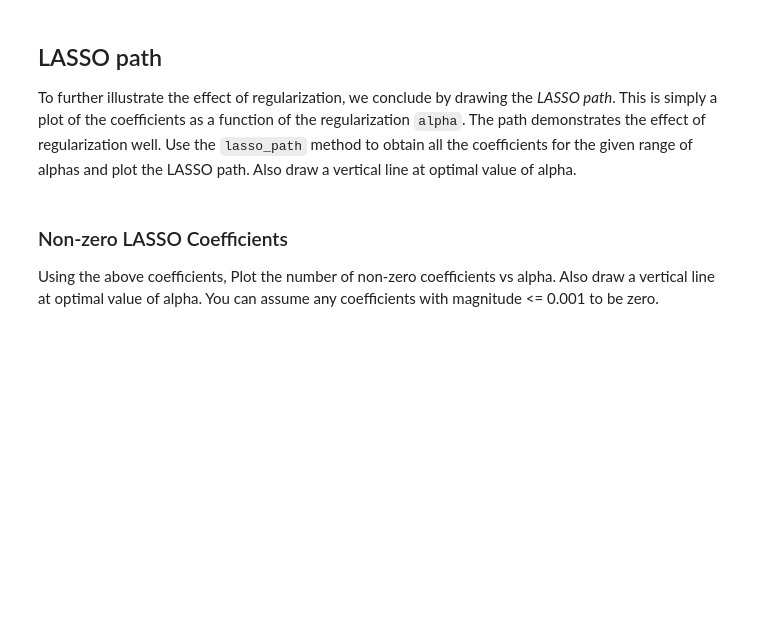
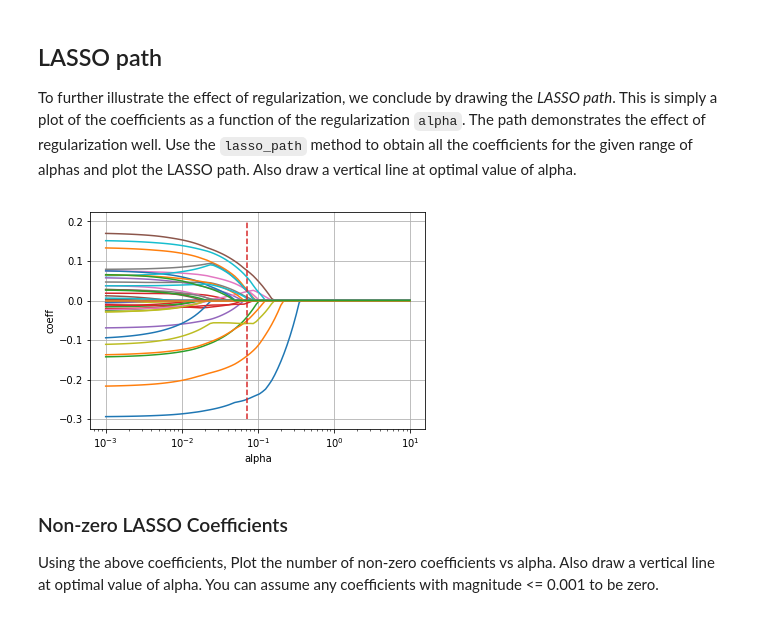
Before and after one commit to scwsdhr/9123_introml, a Jupyter notebook: 04/lab03b_student-performance_LASSO.ipynb, the cells around one changed output. Drawn from its saved outputs; the diff is of its cells as text; code cells hidden in the pictures; blank space fills up the shorter version.

```diff
--- a/04/lab03b_student-performance_LASSO.ipynb
+++ b/04/lab03b_student-performance_LASSO.ipynb
@@ -298,3 +294,20 @@ To further illustrate the effect of regularization, we conclude by drawing the *
+# %%
+# TODO
+alphas1, coeffs, _ = sklearn.linear_model.lasso_path(Xs, ys, alphas=alphas)
+
+# Plot the paths of the coefficients
+plt.semilogx(alphas1, coeffs.T)
+plt.grid()
+#plt.legend(col_names, loc='upper right')
+
+
+# Plot a line on the optimal alpha
+plt.semilogx([alpha_opt, alpha_opt], [-0.3,0.2], '--')
+plt.xlabel('alpha')
+plt.ylabel('coeff')
+plt.show()
+# %% [output]
+[figure, added]
 # %% [markdown]
 ### Non-zero LASSO Coefficients
 Using the above coefficients, Plot the number of non-zero coefficients vs alpha. Also draw a vertical line at optimal value of alpha. You can assume any coefficients with magnitude <= 0.001 to be zero.
```
Also changed, not shown: parts of 17 cells of this notebook.
